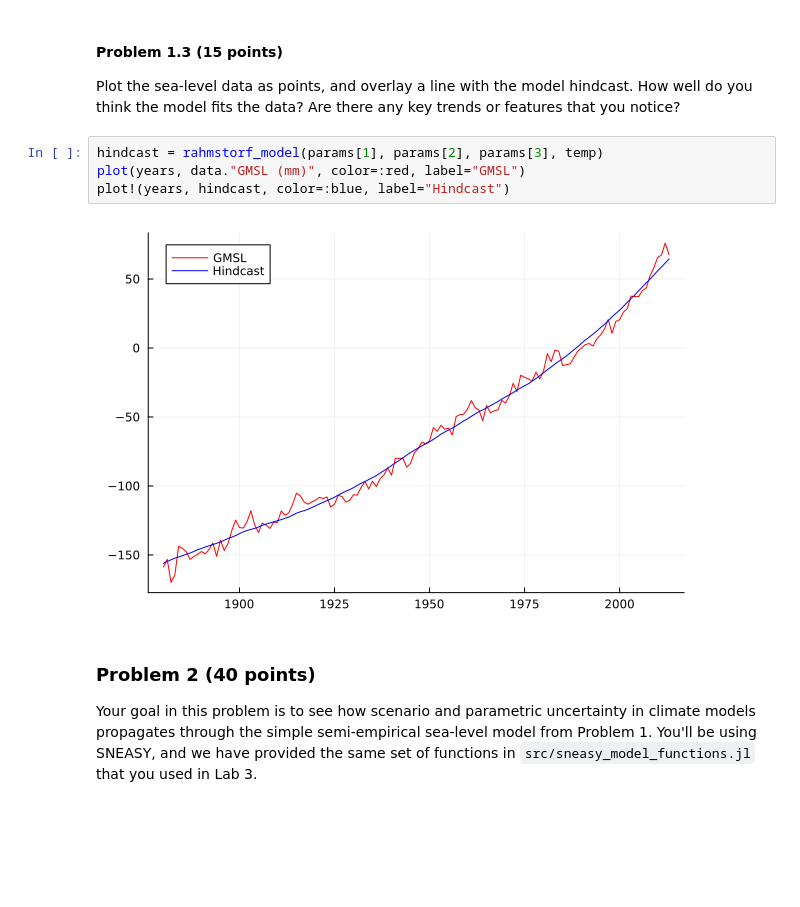
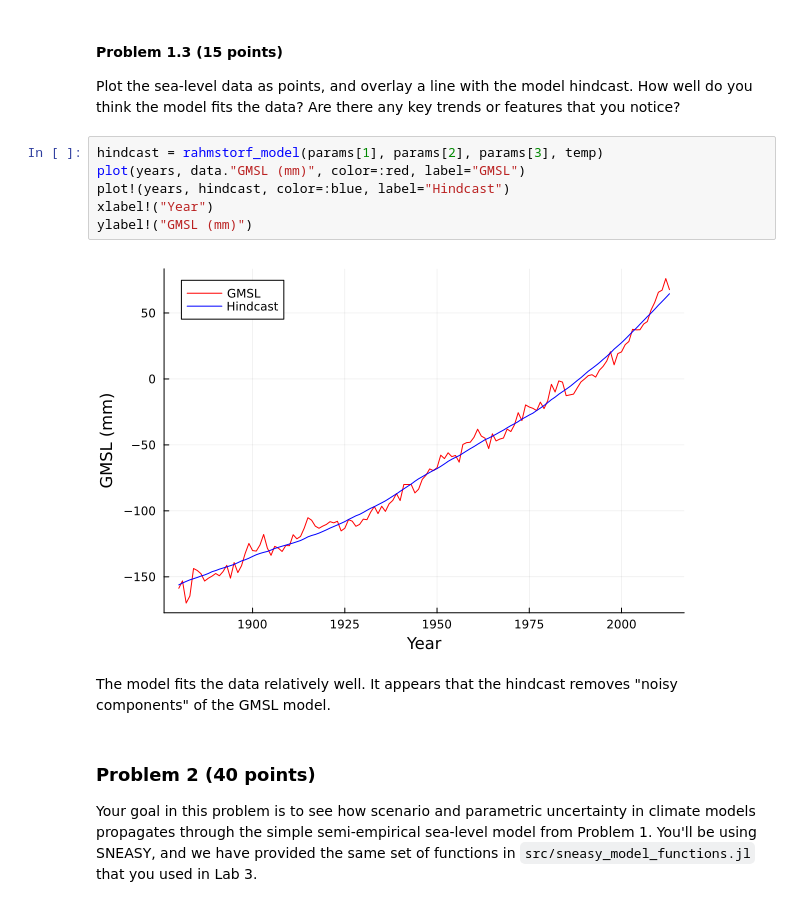
Before and after one commit to BEE-ClimateRiskAnalysis-old/hw2-DemolaASC5, a Jupyter notebook: hw2.ipynb, the cells around one changed output. Cells and saved outputs as stored; diff of their text form; blank space fills up the shorter version.

```diff
--- a/hw2.ipynb
+++ b/hw2.ipynb
@@ -118,9 +118,13 @@ Plot the sea-level data as points, and overlay a line with the model hindcast. H
 # %%
 hindcast = rahmstorf_model(params[1], params[2], params[3], temp)
 plot(years, data."GMSL (mm)", color=:red, label="GMSL")
 plot!(years, hindcast, color=:blue, label="Hindcast")
+xlabel!("Year")
+ylabel!("GMSL (mm)")
 # %% [output]
-[figure, old version]
+[figure, new version]
+# %% [markdown]
+The model fits the data relatively well. It appears that the hindcast removes "noisy components" of the GMSL model.
 # %% [markdown]
 ### Problem 2 (40 points)
 
```
Also changed, not shown: parts of 8 cells of this notebook.
